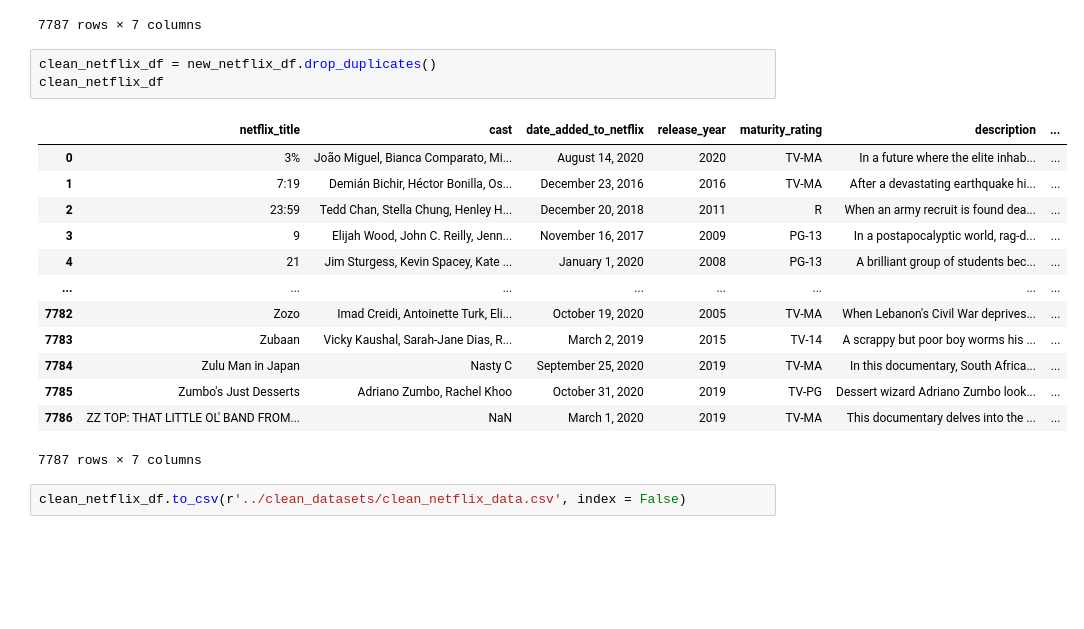
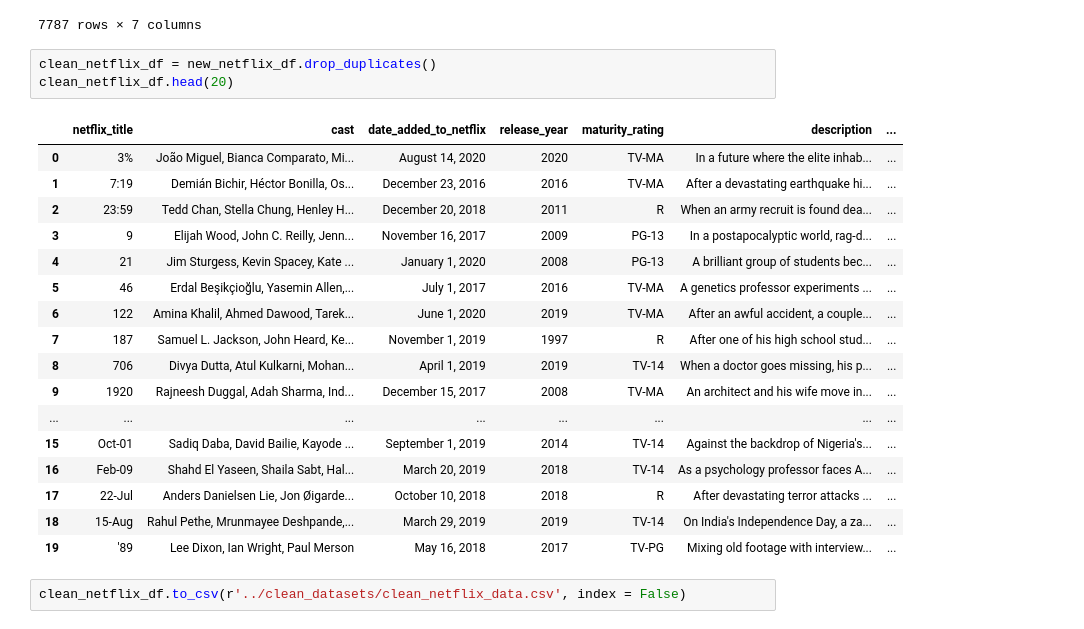
Before and after one commit to NoahGoldstein13/ETL_Project, a Jupyter notebook: noahs_work/cleaner_netflix_data.ipynb, the cells around one changed output. Drawn from its saved outputs; the diff is of its cells as text; blank space fills up the shorter version.

```diff
--- a/noahs_work/cleaner_netflix_data.ipynb
+++ b/noahs_work/cleaner_netflix_data.ipynb
@@ -74,20 +74,24 @@ new_netflix_df
 7787 rows × 7 columns
 # %%
 clean_netflix_df = new_netflix_df.drop_duplicates()
-clean_netflix_df
+clean_netflix_df.head(20)
 # %% [output]
 |  | netflix_title | cast | date_added_to_netflix | release_year | maturity_rating | description | ... |
 | 0 | 3% | João Miguel, Bianca Comparato, Mi... | August 14, 2020 | 2020 | TV-MA | In a future where the elite inhab... | ... |
 | 1 | 7:19 | Demián Bichir, Héctor Bonilla, Os... | December 23, 2016 | 2016 | TV-MA | After a devastating earthquake hi... | ... |
 | 2 | 23:59 | Tedd Chan, Stella Chung, Henley H... | December 20, 2018 | 2011 | R | When an army recruit is found dea... | ... |
 | 3 | 9 | Elijah Wood, John C. Reilly, Jenn... | November 16, 2017 | 2009 | PG-13 | In a postapocalyptic world, rag-d... | ... |
 | 4 | 21 | Jim Sturgess, Kevin Spacey, Kate ... | January 1, 2020 | 2008 | PG-13 | A brilliant group of students bec... | ... |
+| 5 | 46 | Erdal Beşikçioğlu, Yasemin Allen,... | July 1, 2017 | 2016 | TV-MA | A genetics professor experiments ... | ... |
+| 6 | 122 | Amina Khalil, Ahmed Dawood, Tarek... | June 1, 2020 | 2019 | TV-MA | After an awful accident, a couple... | ... |
+| 7 | 187 | Samuel L. Jackson, John Heard, Ke... | November 1, 2019 | 1997 | R | After one of his high school stud... | ... |
+| 8 | 706 | Divya Dutta, Atul Kulkarni, Mohan... | April 1, 2019 | 2019 | TV-14 | When a doctor goes missing, his p... | ... |
+| 9 | 1920 | Rajneesh Duggal, Adah Sharma, Ind... | December 15, 2017 | 2008 | TV-MA | An architect and his wife move in... | ... |
 | ... | ... | ... | ... | ... | ... | ... | ... |
-| 7782 | Zozo | Imad Creidi, Antoinette Turk, Eli... | October 19, 2020 | 2005 | TV-MA | When Lebanon's Civil War deprives... | ... |
-| 7783 | Zubaan | Vicky Kaushal, Sarah-Jane Dias, R... | March 2, 2019 | 2015 | TV-14 | A scrappy but poor boy worms his ... | ... |
-| 7784 | Zulu Man in Japan | Nasty C | September 25, 2020 | 2019 | TV-MA | In this documentary, South Africa... | ... |
-| 7785 | Zumbo's Just Desserts | Adriano Zumbo, Rachel Khoo | October 31, 2020 | 2019 | TV-PG | Dessert wizard Adriano Zumbo look... | ... |
-| 7786 | ZZ TOP: THAT LITTLE OL' BAND FROM... | NaN | March 1, 2020 | 2019 | TV-MA | This documentary delves into the ... | ... |
+| 15 | Oct-01 | Sadiq Daba, David Bailie, Kayode ... | September 1, 2019 | 2014 | TV-14 | Against the backdrop of Nigeria's... | ... |
+| 16 | Feb-09 | Shahd El Yaseen, Shaila Sabt, Hal... | March 20, 2019 | 2018 | TV-14 | As a psychology professor faces A... | ... |
+| 17 | 22-Jul | Anders Danielsen Lie, Jon Øigarde... | October 10, 2018 | 2018 | R | After devastating terror attacks ... | ... |
+| 18 | 15-Aug | Rahul Pethe, Mrunmayee Deshpande,... | March 29, 2019 | 2019 | TV-14 | On India's Independence Day, a za... | ... |
+| 19 | '89 | Lee Dixon, Ian Wright, Paul Merson | May 16, 2018 | 2017 | TV-PG | Mixing old footage with interview... | ... |
-7787 rows × 7 columns
 # %%
 clean_netflix_df.to_csv(r'../clean_datasets/clean_netflix_data.csv', index = False)
```
Also changed, not shown: 1 other file.
